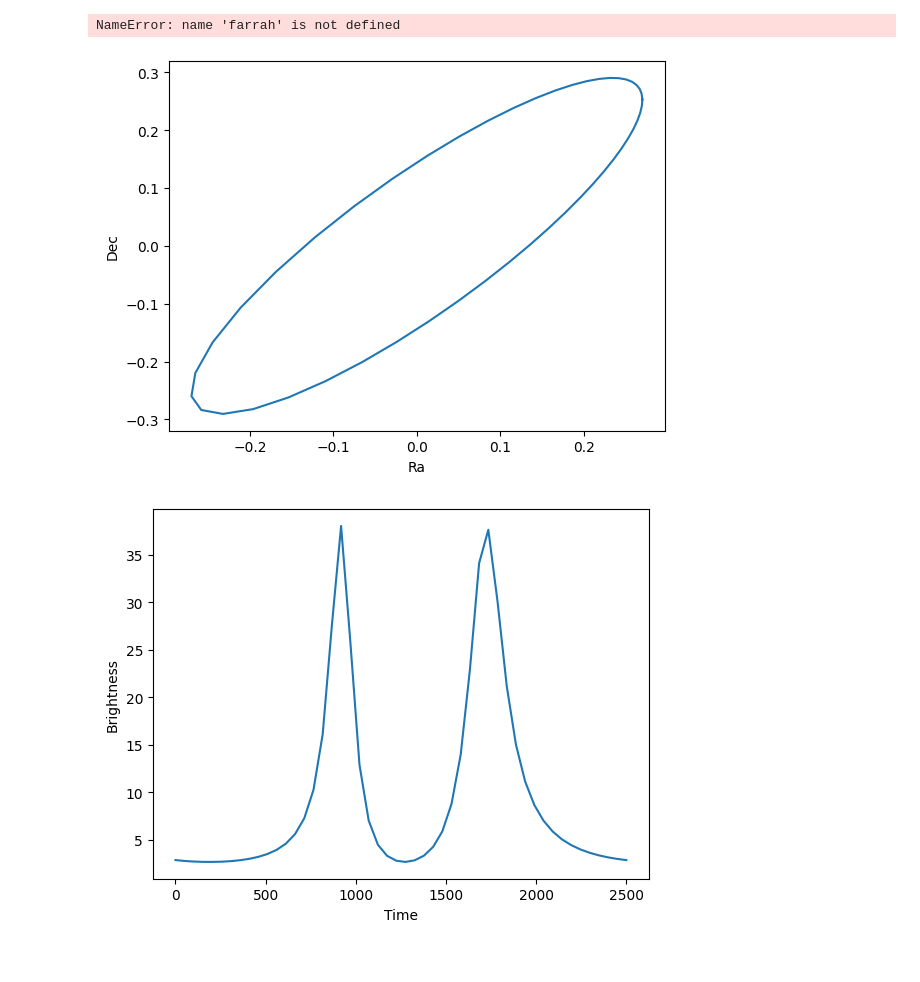
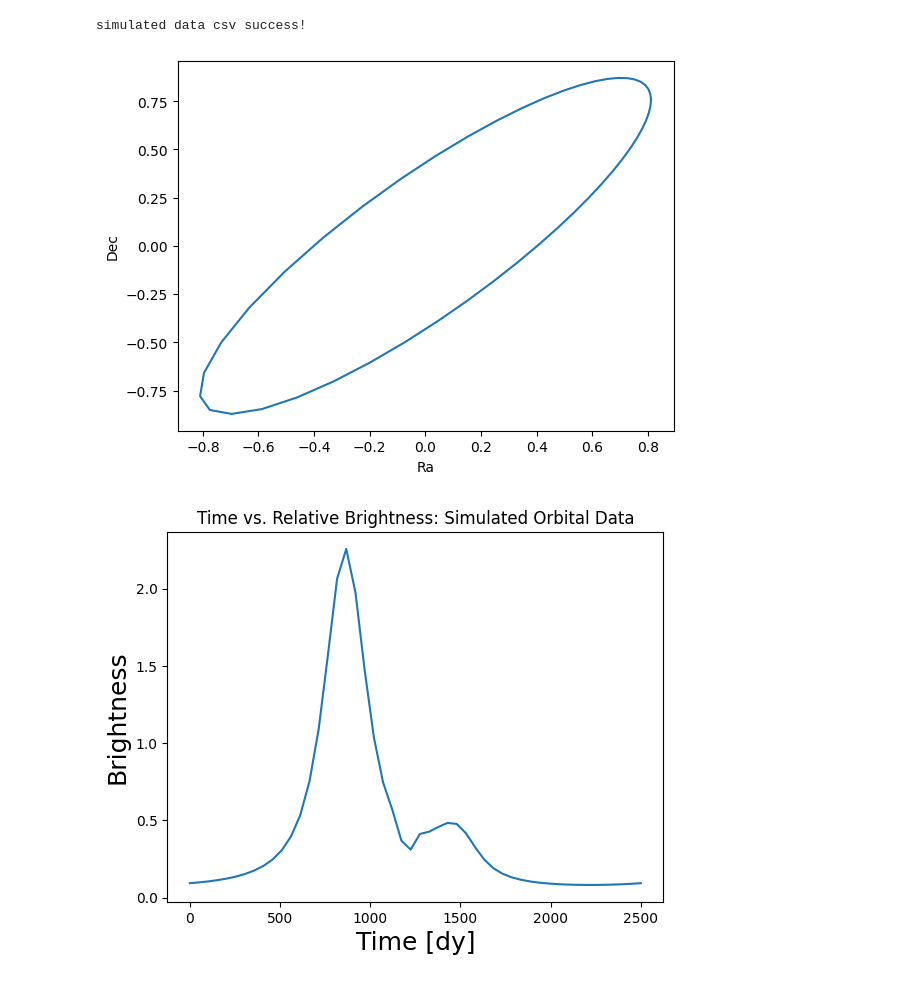
Before and after one commit to Farrmol/CIERA-Research, a Jupyter notebook: OE to Pos and Brightness.ipynb, the cells around one changed output. Cells and saved outputs as stored; diff of their text form; code cells hidden in the pictures.

Commit message:
Dumping simulated ra and dec data into csv file

```diff
--- a/OE to Pos and Brightness.ipynb
+++ b/OE to Pos and Brightness.ipynb
@@ -76,7 +76,7 @@ for i in Ecc_anomalies_list:
 
 #print("These are the orbital positions:", orbital_elements_and_true_anomaly_to_positions)
 
-def orbital_elements_and_true_anomaly_to_positions(f, r = 0.3,e = 0.75,inc = np.radians(30), Omega = np.radians(60), omega = np.radians(120), plx = np.radians(65)):
+def orbital_elements_and_true_anomaly_to_positions(f, r = 0.9,e = 0.75,inc = np.radians(30), Omega = np.radians(60), omega = np.radians(120), plx = np.radians(65)):
     # Write the converting function
     ra = r*(np.cos(Omega)*np.cos(omega + f) - np.sin(Omega)*np.sin(omega + f)*np.cos(inc))
     dec = r*(np.sin(Omega)*np.cos(omega + f) - np.cos(Omega)*np.sin(omega + f)*np.cos(inc))
@@ -96,8 +96,8 @@ def orbital_elements_and_true_anomaly_to_positions(f, r = 0.3,e = 0.75,inc = np.
     brightness = Albedo*A/ro**2
 
     return ra, dec, brightness
-r = 0.3
-e = 0.75
+r = 0.9
+e = 0.3
 inc = np.radians(30)
 Omega = np.radians(60)
 omega = np.radians(120)
@@ -108,35 +108,72 @@ oe_to_pos_dec = []
 brightness_new = []
 for i in true_anomalies:
     ra, dec, brightness = orbital_elements_and_true_anomaly_to_positions(i, r, e, inc, Omega, omega, plx)
 
     oe_to_pos_ra.append(ra)
     oe_to_pos_dec.append(dec)
     brightness_new.append(brightness)
 
 #print("These are the true anomalies:", true_anomalies)
 
 #print("These are the orbital positions:", orbital_elements_and_true_anomaly_to_positions)
 
 #print("These are the orbital positions!", oe_to_pos)
 
 # print out the final answer as a statement
 #for i, mean_anomaly in enumerate(mean_anomalies):
     #print(f"Time: {time_values[i]} degrees --> Mean Anomaly: {math.degrees(mean_anomaly)} degrees --> Eccentric Anomaly: {math.degrees(Ecc_anomalies_list[i])} degrees")
 
 # Now lets plot the ra and dec values
 #print(oe_to_pos_ra)
 #print(oe_to_pos_dec)
 
 plt.figure()
 plt.plot(oe_to_pos_ra, oe_to_pos_dec)
 plt.xlabel('Ra')
 plt.ylabel('Dec')
 
 plt.figure()
 plt.plot(time_values, brightness_new)
-plt.xlabel("Time")
-plt.ylabel("Brightness")
+plt.xlabel("Time [dy]", fontsize=18)
+plt.ylabel("Brightness", fontsize=18)
+plt.title("Time vs. Relative Brightness: Simulated Orbital Data")
+
+import csv
+
+# Assuming you already have ra, dec, brightness, and time (as epoch)
+# oe_to_pos_ra, oe_to_pos_dec, brightness_new, and time_values lists exist
+
+#CSV file name
+#filename = "/Users/farrahamolina/orbitize/orbitize/example_data/orbital_data_with_id.csv"
+filename = "/Users/farrahamolina/orbitize/orbitize/example_data/simulated_ra_dec_data.csv"
+Object_ID_List = [1] * 50
+raoff_err_list = [0.01] * 50
+decoff_err_list = [0.01] * 50
+
+#with open(filename, mode='w', newline='') as file:
+ #   writer = csv.writer(file)
+
+    # Write the header with the additional "object_id" column
+  #  writer.writerow(["epoch", "object", "raoff", "decoff", "raoff_err", "decoff_err", "brightness"])
+
+    # Write the data rows with a unique ID for each object
+   # for (epoch, obj, ra, dec, raoff_err, decoff_err, brightness) in (zip(time_values, Object_ID_List, oe_to_pos_ra, oe_to_pos_dec, raoff_err_list, decoff_err_list,  brightness_new)):
+    #    writer.writerow([epoch, obj, ra, dec, raoff_err,decoff_err, brightness])
+
+#print("csv file success!!")
+
+with open(filename, mode='w', newline='') as file:
+    writer = csv.writer(file)
+
+    # Write the header with the additional "object_id" column
+    writer.writerow(["epoch", "object", "raoff", "decoff", "raoff_err", "decoff_err"])
+
+    # Write the data rows with a unique ID for each object
+    for (epoch, obj, ra, dec, raoff_err, decoff_err) in (zip(time_values, Object_ID_List, oe_to_pos_ra, oe_to_pos_dec, raoff_err_list, decoff_err_list)):
+        writer.writerow([epoch, obj, ra, dec, raoff_err,decoff_err])
+
+print("simulated data csv success!")
 # %% [output]
-NameError: name 'farrah' is not defined
+simulated data csv success!
-[figure, old version]
+[figure, new version]
-[figure, old version]
+[figure, new version]
```
